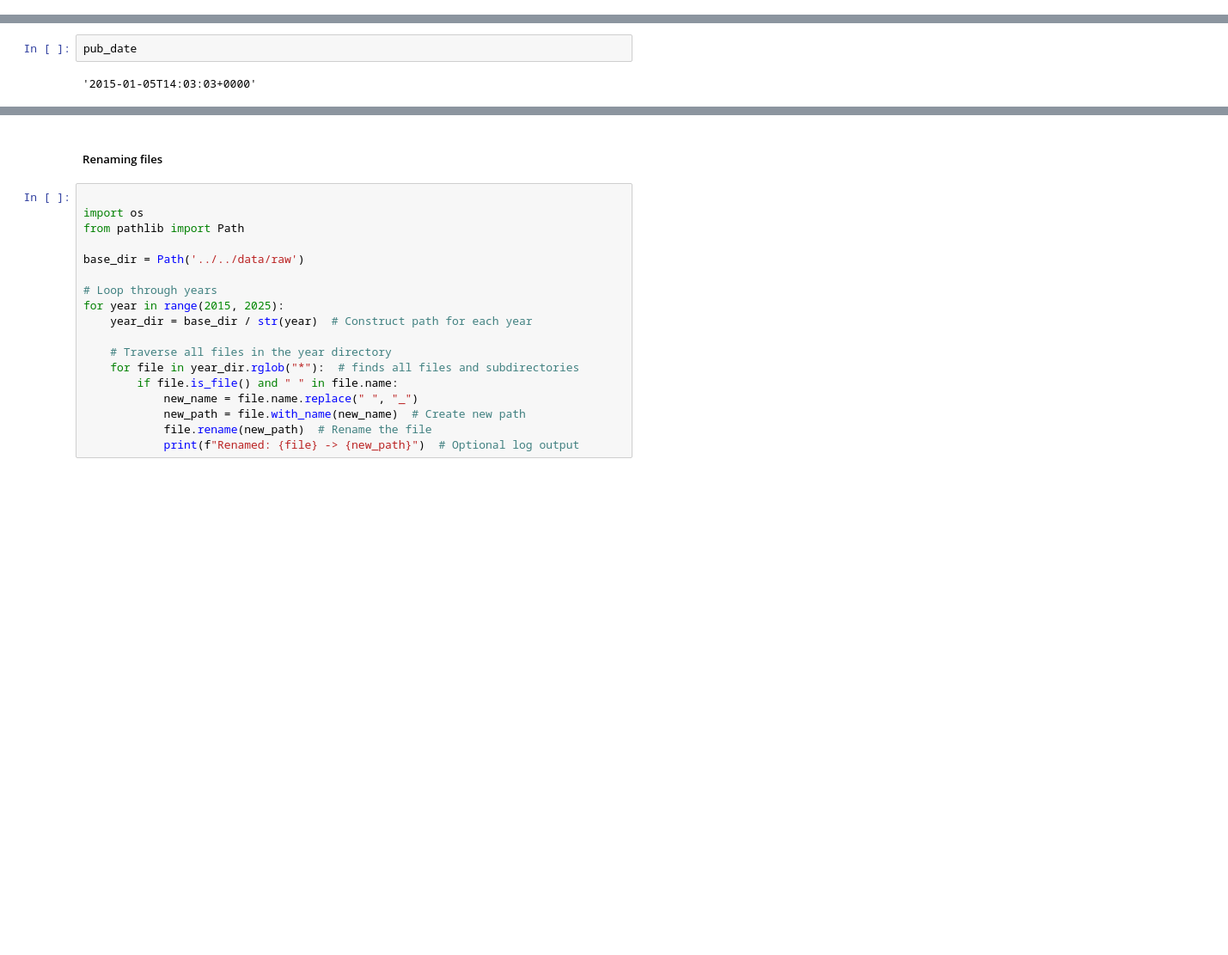
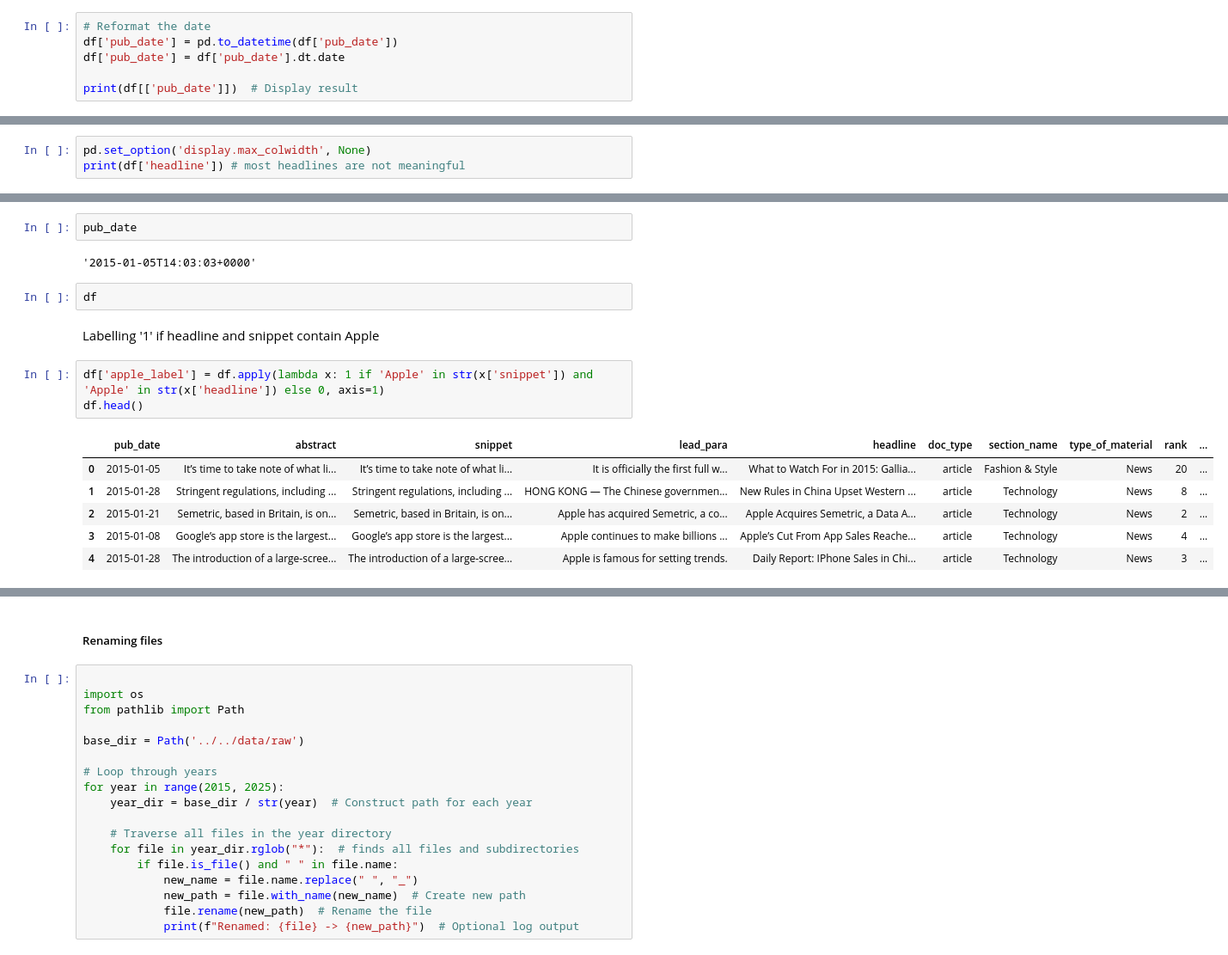
Before and after one commit to xavsant/multimodal_stockprice_prediction, a Jupyter notebook: notebooks/experiments/text_data_processing.ipynb, the cells around one changed output, grey strips where cells are left out. Shown at 86% size. Saved outputs shown, nothing was run; the diff lists cells and outputs as text; blank space fills up the shorter version.

```diff
--- a/notebooks/experiments/text_data_processing.ipynb
+++ b/notebooks/experiments/text_data_processing.ipynb
@@ -135,0 +172,6 @@ df[df.snippet == ""]
+# %%
+# Reformat the date
+df['pub_date'] = pd.to_datetime(df['pub_date'])
+df['pub_date'] = df['pub_date'].dt.date
+
+print(df[['pub_date']])  # Display result
@@ -135,0 +193,3 @@ df[df.snippet == ""]
+# %%
+pd.set_option('display.max_colwidth', None)
+print(df['headline']) # most headlines are not meaningful
@@ -183,3 +291,17 @@ web_url = article['web_url']
 pub_date
 # %% [output]
 '2015-01-05T14:03:03+0000'
+# %%
+df
+# %% [markdown]
+Labelling '1' if headline and snippet contain Apple
+# %%
+df['apple_label'] = df.apply(lambda x: 1 if 'Apple' in str(x['snippet']) and 'Apple' in str(x['headline']) else 0, axis=1)
+df.head()
+# %% [output]
+|  | pub_date | abstract | snippet | lead_para | headline | doc_type | section_name | type_of_material | rank | ... |
+| 0 | 2015-01-05 | It’s time to take note of what li... | It’s time to take note of what li... | It is officially the first full w... | What to Watch For in 2015: Gallia... | article | Fashion & Style | News | 20 | ... |
+| 1 | 2015-01-28 | Stringent regulations, including ... | Stringent regulations, including ... | HONG KONG — The Chinese governmen... | New Rules in China Upset Western ... | article | Technology | News | 8 | ... |
+| 2 | 2015-01-21 | Semetric, based in Britain, is on... | Semetric, based in Britain, is on... | Apple has acquired Semetric, a co... | Apple Acquires Semetric, a Data A... | article | Technology | News | 2 | ... |
+| 3 | 2015-01-08 | Google’s app store is the largest... | Google’s app store is the largest... | Apple continues to make billions ... | Apple’s Cut From App Sales Reache... | article | Technology | News | 4 | ... |
+| 4 | 2015-01-28 | The introduction of a large-scree... | The introduction of a large-scree... | Apple is famous for setting trends. | Daily Report: IPhone Sales in Chi... | article | Technology | News | 3 | ... |
```
Also changed, not shown: parts of 19 cells of this notebook.
